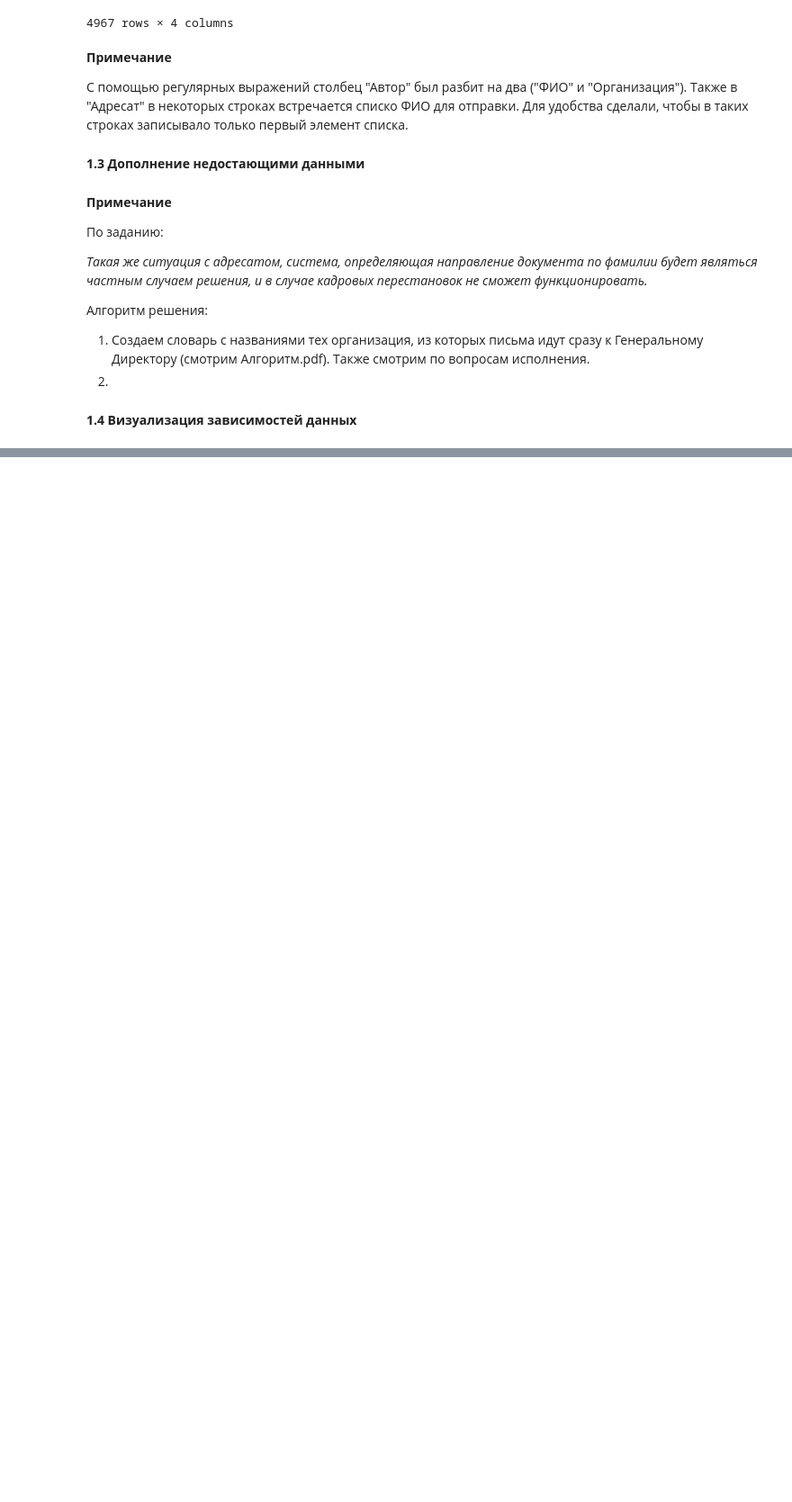
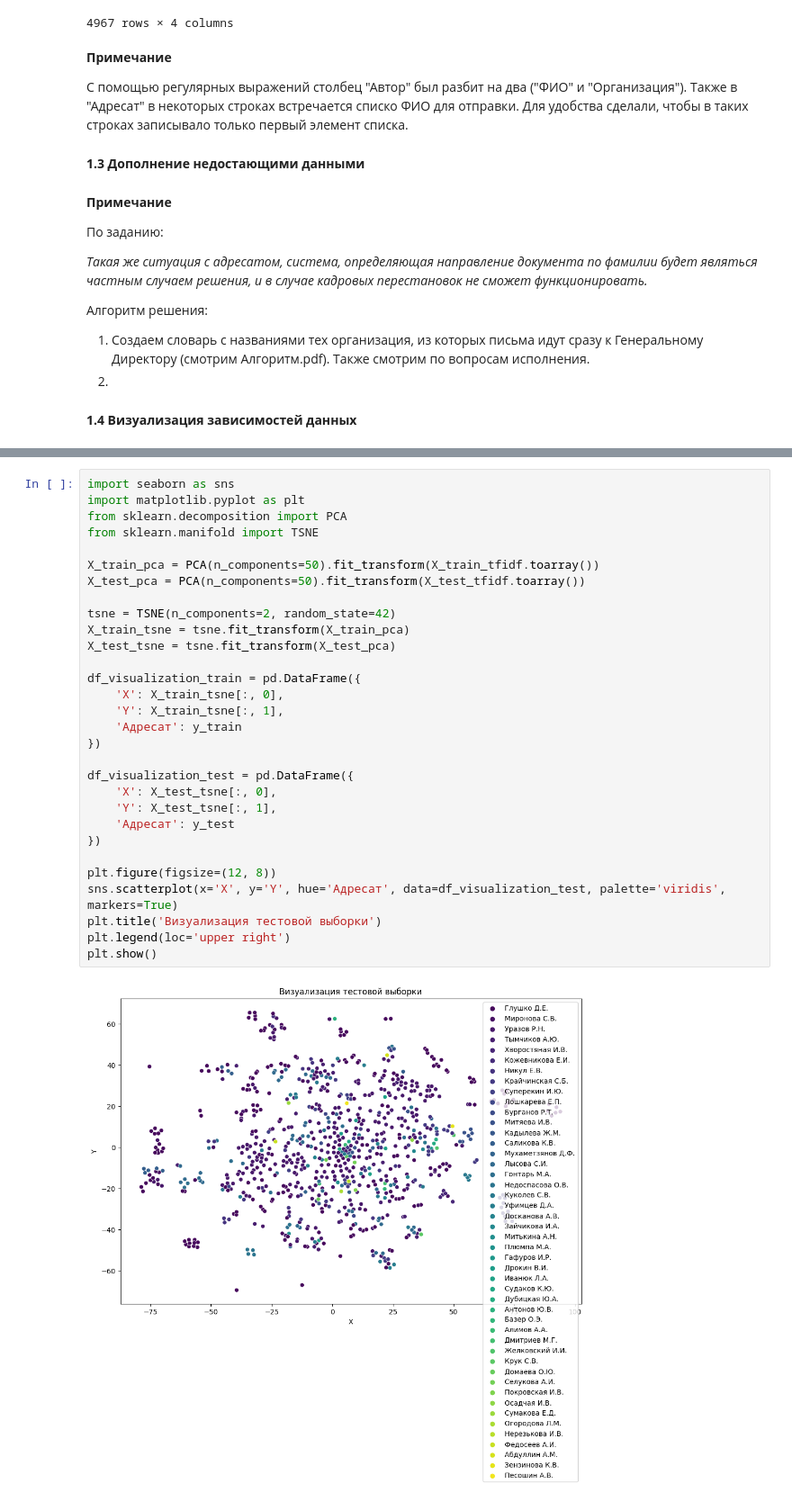
Before and after one commit to Artorius81/labs_ml_basov, a Jupyter notebook: ml_ex_07_12_23.ipynb, the cells around one changed output, grey strips where cells are left out. Shown: that part at 90% size. Saved outputs shown, nothing was run; the diff lists cells and outputs as text; blank space fills up the shorter version.

```diff
--- a/ml_ex_07_12_23.ipynb
+++ b/ml_ex_07_12_23.ipynb
@@ -148,0 +233,32 @@ df
+# %%
+import seaborn as sns
+import matplotlib.pyplot as plt
+from sklearn.decomposition import PCA
+from sklearn.manifold import TSNE
+
+X_train_pca = PCA(n_components=50).fit_transform(X_train_tfidf.toarray())
+X_test_pca = PCA(n_components=50).fit_transform(X_test_tfidf.toarray())
+
+tsne = TSNE(n_components=2, random_state=42)
+X_train_tsne = tsne.fit_transform(X_train_pca)
+X_test_tsne = tsne.fit_transform(X_test_pca)
+
+df_visualization_train = pd.DataFrame({
+    'X': X_train_tsne[:, 0],
+    'Y': X_train_tsne[:, 1],
+    'Адресат': y_train
+})
+
+df_visualization_test = pd.DataFrame({
+    'X': X_test_tsne[:, 0],
+    'Y': X_test_tsne[:, 1],
+    'Адресат': y_test
+})
+
+plt.figure(figsize=(12, 8))
+sns.scatterplot(x='X', y='Y', hue='Адресат', data=df_visualization_test, palette='viridis', markers=True)
+plt.title('Визуализация тестовой выборки')
+plt.legend(loc='upper right')
+plt.show()
+# %% [output]
+[figure, added]
```
Also changed, not shown: parts of 7 cells of this notebook.
